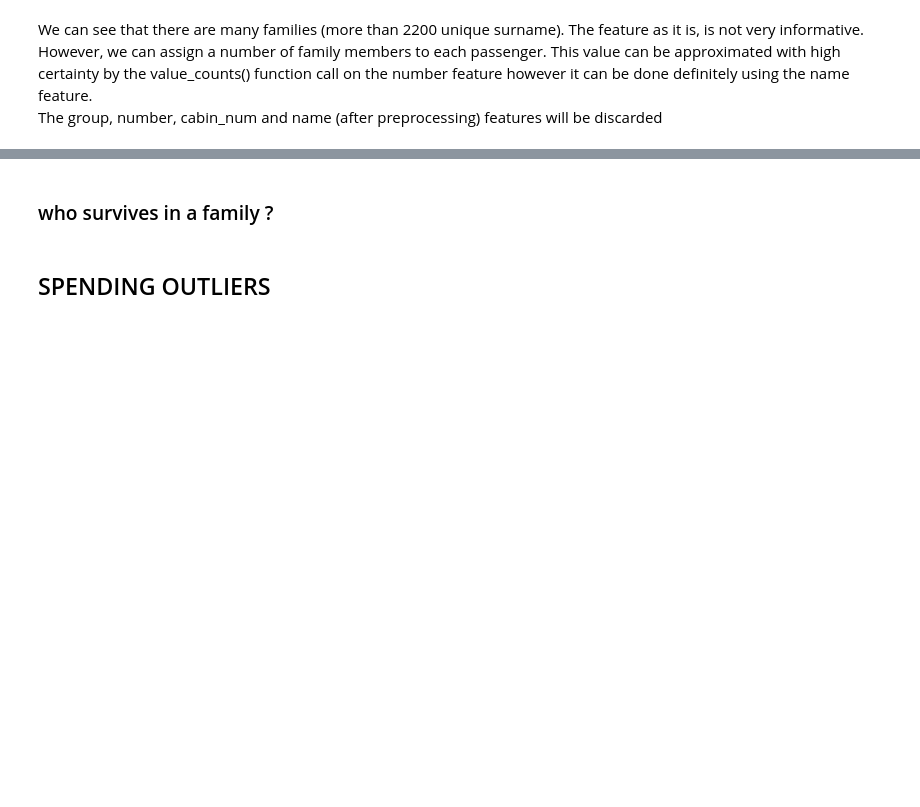
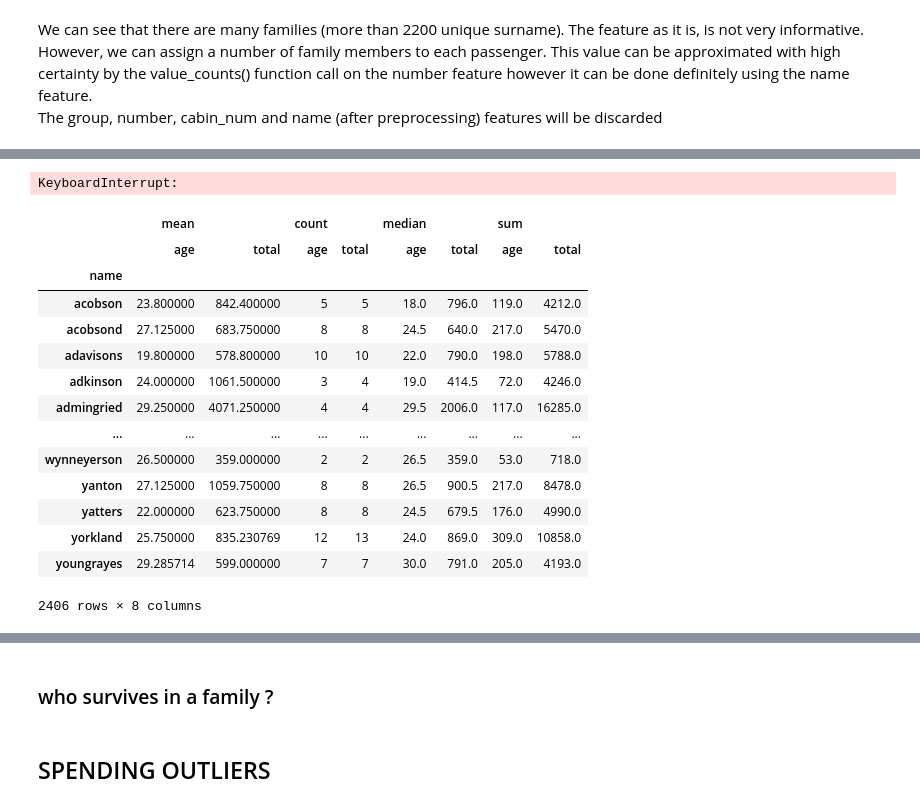
Before and after one commit to ayhem18/My_Kaggle_Repo, a Jupyter notebook: Competitions/SpaceshipTitanic/SST_1.ipynb, the cells around one changed output, grey strips where cells are left out. Saved outputs shown, nothing was run; the diff lists cells and outputs as text; code cells hidden in the pictures; blank space fills up the shorter version.

```diff
--- a/Competitions/SpaceshipTitanic/SST_1.ipynb
+++ b/Competitions/SpaceshipTitanic/SST_1.ipynb
@@ -178 +161,6 @@ Error:
+# %%
+def set_col_type(data:pd.DataFrame, column_type:dict):
+    for c, type in column_type.items():
+        data[c] = data[c].astype(type)
+    return data
 # %%
@@ -672 +820,50 @@ df, df_test = apply_functions(df, df_test, set_fam_size)
+# %%
+# a value that represents how old one passenger relatively to the rest of their family might represent an informative feature
+# here is code snippet representing the idea on how to actually find this value
+
+# by_fam = df.groupby('name')
+# for name, fam in by_fam:
+#     new_frame = fam.reset_index().set_index(pd.RangeIndex(start=1, stop=len(fam) + 1)).reset_index().sort_values(by='age')
+#     new_frame['age_in_fam'] = (new_frame['level_0']) / len(new_frame)
+#     new_frame = new_frame.drop('level_0', axis=1).set_index('index')
+#     print(new_frame)
+#     break
+
+# the final dataframe is the concatenation of all these small modified family frames
+
+def extract_age_in_fam(dataframe:pd.DataFrame):
+    new_cols = list(dataframe.columns)
+    new_cols.append('age_in_fame')
+    new_df = pd.DataFrame([], columns=new_cols)
+    by_fam = dataframe.groupby('name')
+    for name, fam in by_fam:
+        new_frame = fam.reset_index().set_index(pd.RangeIndex(start=1, stop=len(fam) + 1)).reset_index().sort_values(by='age')
+        new_frame['age_in_fam'] = (new_frame['level_0']) / len(new_frame)
+        new_frame = new_frame.drop('level_0', axis=1).set_index('index')
+        new_df = pd.concat([new_df, new_frame], ignore_index=False)
+    return new_df
+
+df_c = extract_age_in_fam(df)
+# %% [output]
+KeyboardInterrupt:
+# %%
+# let's consider the mean age and mean spending of each family
+family_stats = pd.pivot_table(alldata, index='name', values=['age', 'total'], aggfunc=['mean', 'count', 'median', 'sum'])
+family_stats
+# %% [output]
+|  | mean |  | count |  | median |  | sum |  |
+|  | age | total | age | total | age | total | age | total |
+| name |  |  |  |  |  |  |  |  |
+| acobson | 23.800000 | 842.400000 | 5 | 5 | 18.0 | 796.0 | 119.0 | 4212.0 |
+| acobsond | 27.125000 | 683.750000 | 8 | 8 | 24.5 | 640.0 | 217.0 | 5470.0 |
+| adavisons | 19.800000 | 578.800000 | 10 | 10 | 22.0 | 790.0 | 198.0 | 5788.0 |
+| adkinson | 24.000000 | 1061.500000 | 3 | 4 | 19.0 | 414.5 | 72.0 | 4246.0 |
+| admingried | 29.250000 | 4071.250000 | 4 | 4 | 29.5 | 2006.0 | 117.0 | 16285.0 |
+| ... | ... | ... | ... | ... | ... | ... | ... | ... |
+| wynneyerson | 26.500000 | 359.000000 | 2 | 2 | 26.5 | 359.0 | 53.0 | 718.0 |
+| yanton | 27.125000 | 1059.750000 | 8 | 8 | 26.5 | 900.5 | 217.0 | 8478.0 |
+| yatters | 22.000000 | 623.750000 | 8 | 8 | 24.5 | 679.5 | 176.0 | 4990.0 |
+| yorkland | 25.750000 | 835.230769 | 12 | 13 | 24.0 | 869.0 | 309.0 | 10858.0 |
+| youngrayes | 29.285714 | 599.000000 | 7 | 7 | 30.0 | 791.0 | 205.0 | 4193.0 |
+2406 rows × 8 columns
 # %%
```
Also changed, not shown: parts of 54 cells of this notebook.
